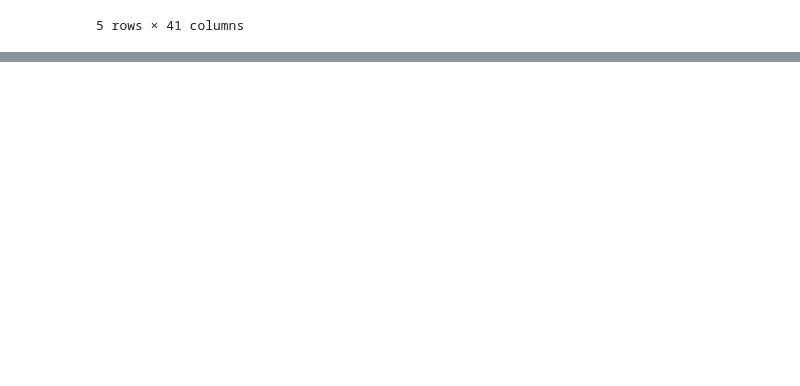
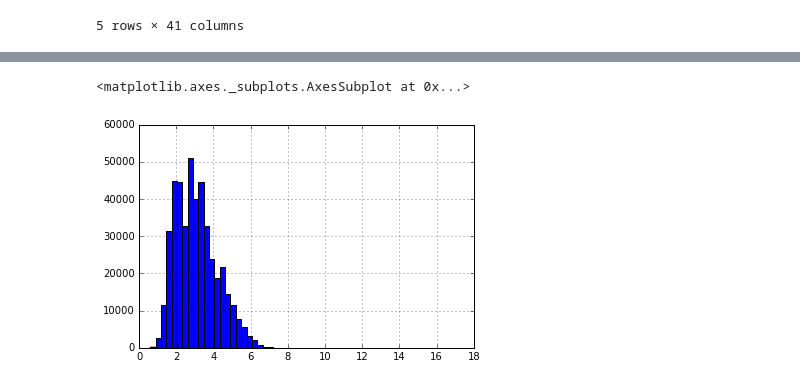
Before and after one commit to CUSP2017/citibike-publicspace, a Jupyter notebook: notebooks/1.4-jp-tree-canopy.ipynb, the cells around one changed output, grey strips where cells are left out. Cells and saved outputs as stored; diff of their text form; code cells hidden in the pictures; blank space fills up the shorter version.

```diff
--- a/notebooks/1.4-jp-tree-canopy.ipynb
+++ b/notebooks/1.4-jp-tree-canopy.ipynb
@@ -66,0 +126,2 @@ array(['Good', 'Poor', 'Fair', None], dtype=object)
+# %%
+df = df[~pd.isnull(df.health)]
@@ -66,0 +136,17 @@ array(['Good', 'Poor', 'Fair', None], dtype=object)
+# %%
+def define_health(x):
+    if x == "Good":
+        return 1.0
+    elif x == "Fair":
+        return 0.8
+    elif x == "Poor":
+        return 0.6
+
+df["health_multiplier"] = df.health.map(define_health)
+# %%
+df["score"] = df.health_multiplier * df.size_score
+# %%
+df.score.hist(bins=60)
+# %% [output]
+<matplotlib.axes._subplots.AxesSubplot at 0x...>
+[figure, added]
```
Also changed, not shown: parts of 36 cells of this notebook.
